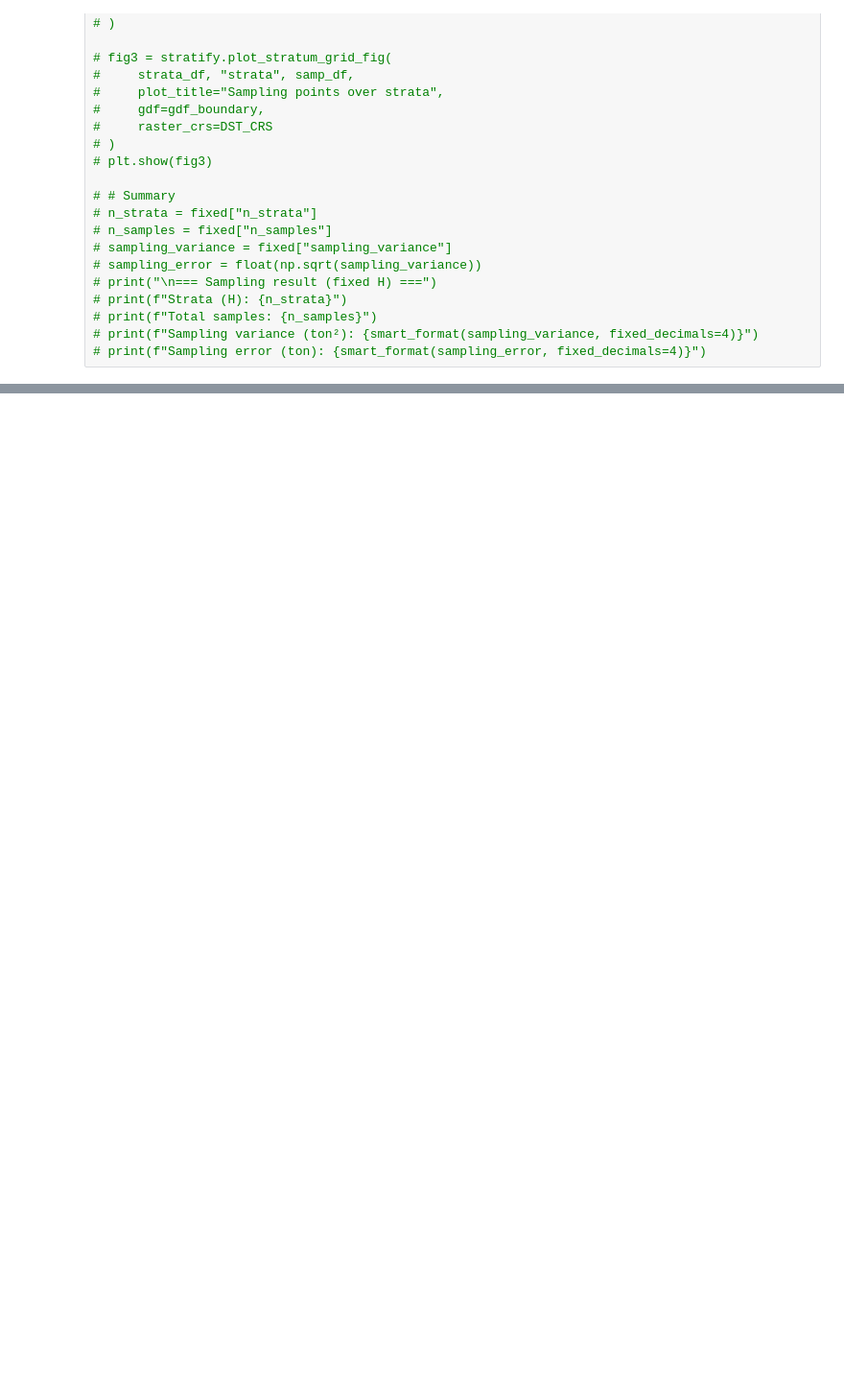
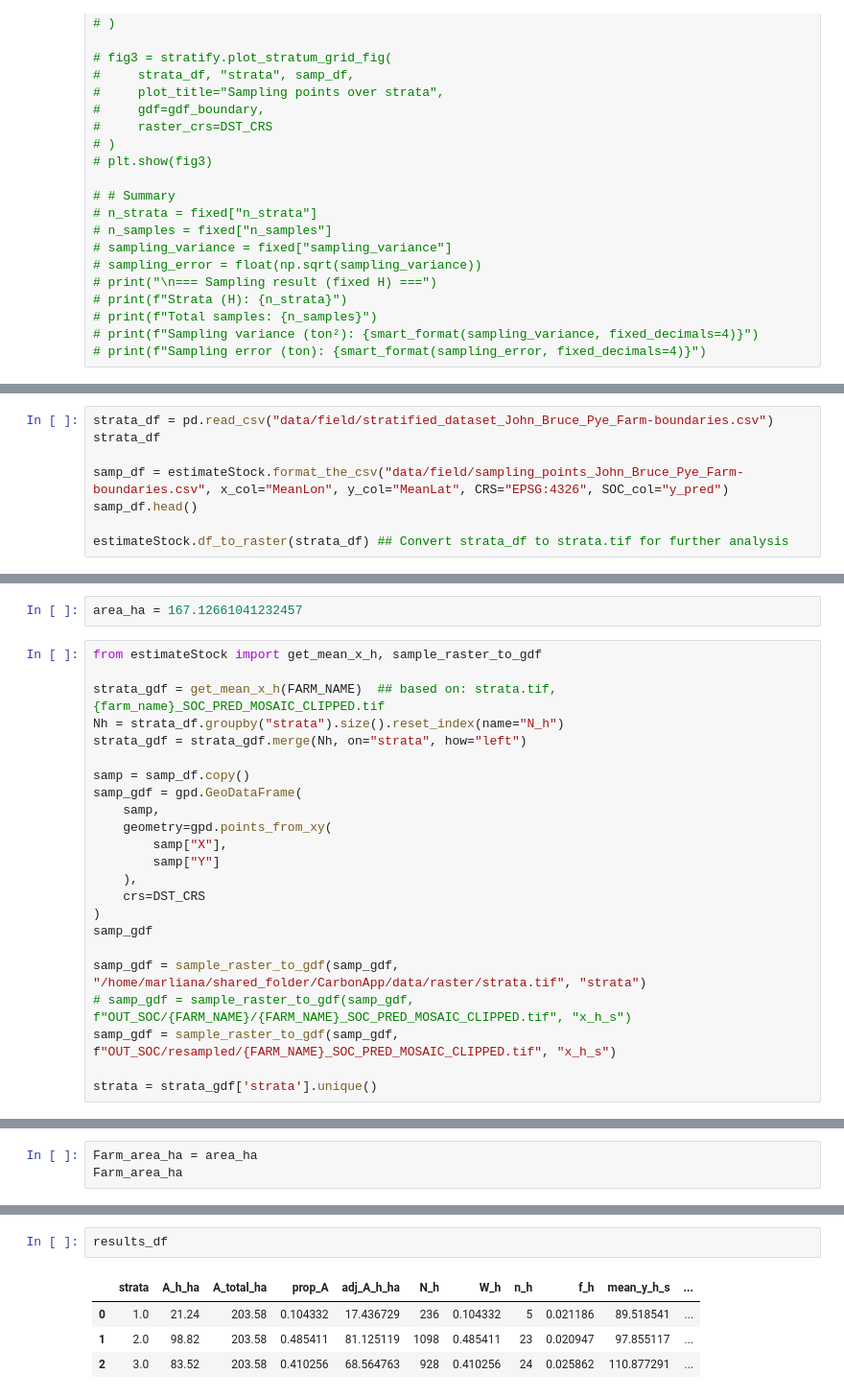
Before and after one commit to marliana-widyastuti2/carbonApp, a Jupyter notebook: reapp.ipynb, the cells around one changed output, grey strips where cells are left out. Shown at 96% size. Cells and saved outputs as stored; diff of their text form; blank space fills up the shorter version.

```diff
--- a/reapp.ipynb
+++ b/reapp.ipynb
@@ -501 +569,9 @@ Stratum 1.0:
+# %%
+strata_df = pd.read_csv("data/field/stratified_dataset_John_Bruce_Pye_Farm-boundaries.csv")
+strata_df
+
+samp_df = estimateStock.format_the_csv("data/field/sampling_points_John_Bruce_Pye_Farm-boundaries.csv", x_col="MeanLon", y_col="MeanLat", CRS="EPSG:4326", SOC_col="y_pred")
+samp_df.head()
+
+estimateStock.df_to_raster(strata_df) ## Convert strata_df to strata.tif for further analysis
 # %%
@@ -595,0 +616,25 @@ Stratum 1.0:
+# %%
+area_ha = 167.12661041232457
+# %%
+from estimateStock import get_mean_x_h, sample_raster_to_gdf
+
+strata_gdf = get_mean_x_h(FARM_NAME)  ## based on: strata.tif, {farm_name}_SOC_PRED_MOSAIC_CLIPPED.tif
+Nh = strata_df.groupby("strata").size().reset_index(name="N_h")
+strata_gdf = strata_gdf.merge(Nh, on="strata", how="left")
+
+samp = samp_df.copy()
+samp_gdf = gpd.GeoDataFrame(
+    samp,
+    geometry=gpd.points_from_xy(
+        samp["X"],
+        samp["Y"]
+    ),
+    crs=DST_CRS
+)
+samp_gdf
+
+samp_gdf = sample_raster_to_gdf(samp_gdf, "/home/marliana/shared_folder/CarbonApp/data/raster/strata.tif", "strata")
+# samp_gdf = sample_raster_to_gdf(samp_gdf, f"OUT_SOC/{FARM_NAME}/{FARM_NAME}_SOC_PRED_MOSAIC_CLIPPED.tif", "x_h_s")
+samp_gdf = sample_raster_to_gdf(samp_gdf, f"OUT_SOC/resampled/{FARM_NAME}_SOC_PRED_MOSAIC_CLIPPED.tif", "x_h_s")
+
+strata = strata_gdf['strata'].unique()
@@ -595,0 +645,3 @@ Stratum 1.0:
+# %%
+Farm_area_ha = area_ha
+Farm_area_ha
@@ -595,0 +728,7 @@ Stratum 1.0:
+# %%
+results_df
+# %% [output]
+|  | strata | A_h_ha | A_total_ha | prop_A | adj_A_h_ha | N_h | W_h | n_h | f_h | mean_y_h_s | ... |
+| 0 | 1.0 | 21.24 | 203.58 | 0.104332 | 17.436729 | 236 | 0.104332 | 5 | 0.021186 | 89.518541 | ... |
+| 1 | 2.0 | 98.82 | 203.58 | 0.485411 | 81.125119 | 1098 | 0.485411 | 23 | 0.020947 | 97.855117 | ... |
+| 2 | 3.0 | 83.52 | 203.58 | 0.410256 | 68.564763 | 928 | 0.410256 | 24 | 0.025862 | 110.877291 | ... |
```
Also changed, not shown: parts of 19 cells of this notebook, 2 other files.
